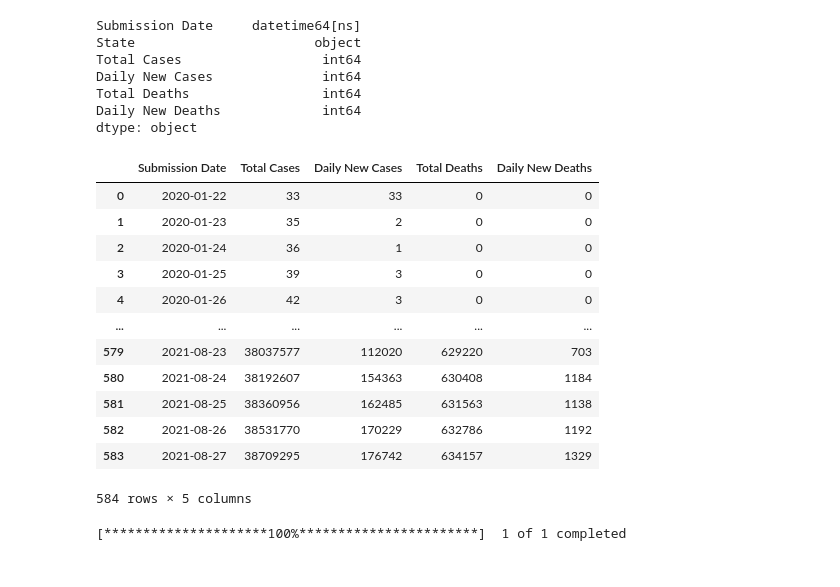
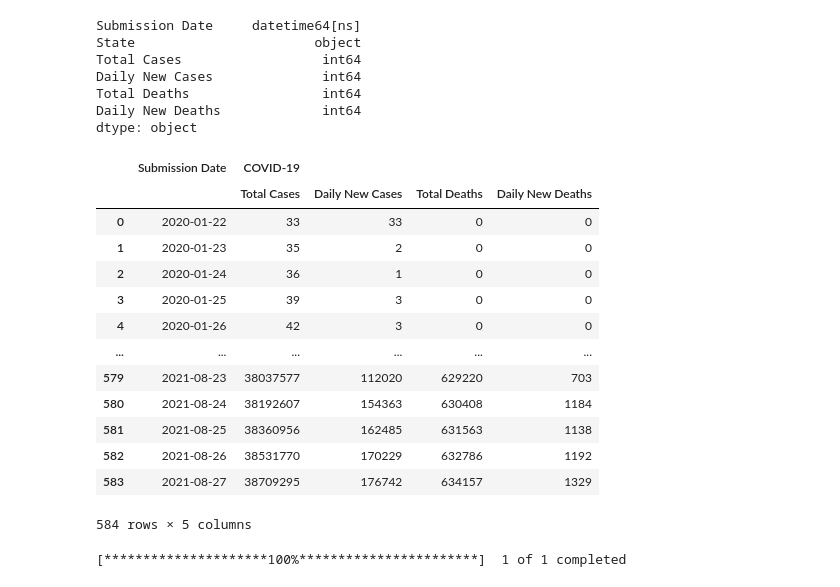
Before and after one commit to dmtiblin/Project-1, a Jupyter notebook: Diane/covid-finance-test- cleaned-.ipynb, the cells around one changed output. Saved outputs shown, nothing was run; the diff lists cells and outputs as text; code cells hidden in the pictures.

```diff
--- a/Diane/covid-finance-test- cleaned-.ipynb
+++ b/Diane/covid-finance-test- cleaned-.ipynb
@@ -39,10 +39,15 @@ dtype: object
 # %%
 # create groupby date to aggregate data from all state to reflect federal daily data
 # reset index so date can be used for plotting
-covid_df_grouped_date = covid_df.groupby(['Submission Date']).sum().reset_index()
+covid_df_grouped_date = covid_df.groupby(['Submission Date']).sum()
 covid_df_grouped_date
+covid_df_grouped_date.columns = pd.MultiIndex.from_product([["COVID-19"], covid_df_grouped_date.columns])
+covid_df_grouped_date.reset_index(level=0, inplace = True)
+
+covid_df_grouped_date
 # %% [output]
-|  | Submission Date | Total Cases | Daily New Cases | Total Deaths | Daily New Deaths |
+|  | Submission Date | COVID-19 |  |  |  |
+|  |  | Total Cases | Daily New Cases | Total Deaths | Daily New Deaths |
 | 0 | 2020-01-22 | 33 | 33 | 0 | 0 |
 | 1 | 2020-01-23 | 35 | 2 | 0 | 0 |
 | 2 | 2020-01-24 | 36 | 1 | 0 | 0 |
```
Also changed, not shown: parts of 8 cells of this notebook, 9 other files.
